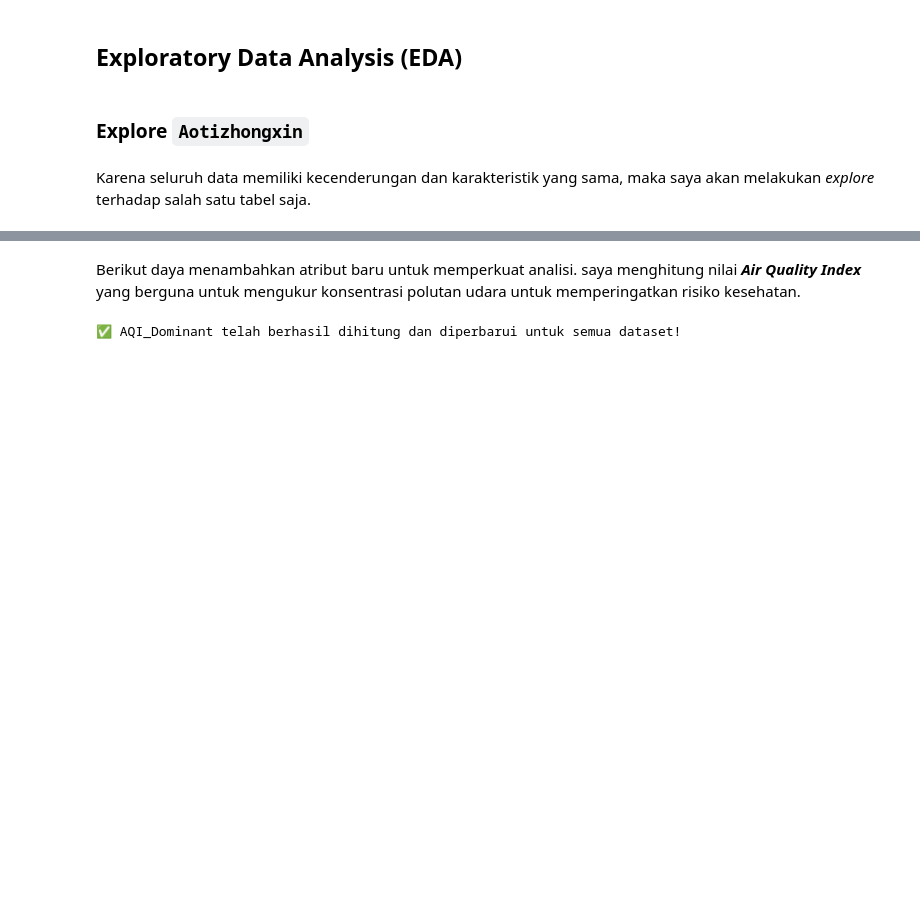
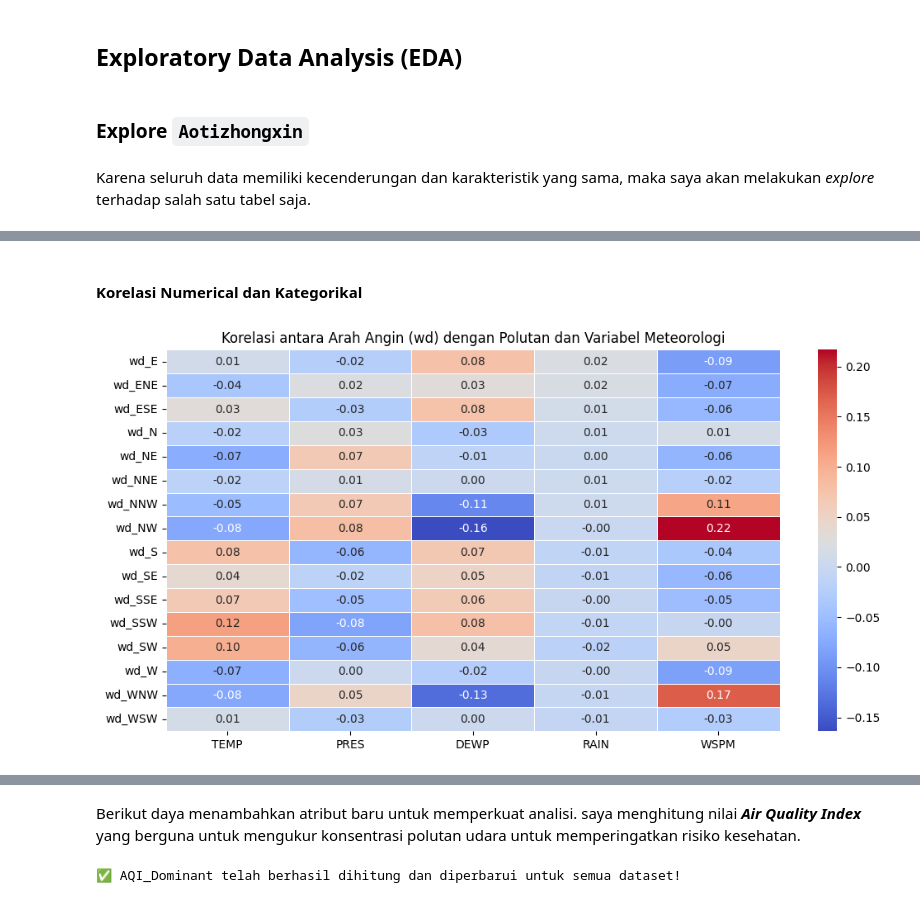
Before and after one commit to jijiau/Dicoding-Analisis-Data, a Jupyter notebook: notebook.ipynb, the cells around one changed output, grey strips where cells are left out. Cells and saved outputs as stored; diff of their text form; code cells hidden in the pictures; blank space fills up the shorter version.

```diff
--- a/notebook.ipynb
+++ b/notebook.ipynb
@@ -407,0 +444,23 @@ Aotizhongxin.describe(include="all")
+# %% [markdown]
+#### **Korelasi Numerical dan Kategorikal**
+# %%
+# One-Hot Encoding untuk variabel kategorikal 'wd'
+df_encoded = pd.get_dummies(df, columns=['wd'])
+meteorologi_cols = ['TEMP', 'PRES', 'DEWP', 'RAIN', 'WSPM']
+
+# Gabungkan semua kolom yang akan dikorelasikan
+cols_to_correlate = meteorologi_cols + [col for col in df_encoded.columns if col.startswith('wd_')]
+
+# Menghitung matriks korelasi
+correlation_matrix = df_encoded[cols_to_correlate].corr()
+
+# Menampilkan hanya korelasi antara 'wd_*' dengan meteorologi
+wd_correlation = correlation_matrix.filter(like='wd_').T[meteorologi_cols]
+
+# Visualisasi Heatmap
+plt.figure(figsize=(12, 6))
+sns.heatmap(wd_correlation, annot=True, cmap='coolwarm', fmt=".2f", linewidths=0.5)
+plt.title("Korelasi antara Arah Angin (wd) dengan Polutan dan Variabel Meteorologi")
+plt.show()
+# %% [output]
+[figure, added]
```
Also changed, not shown: parts of 13 cells of this notebook, 1 other file.
